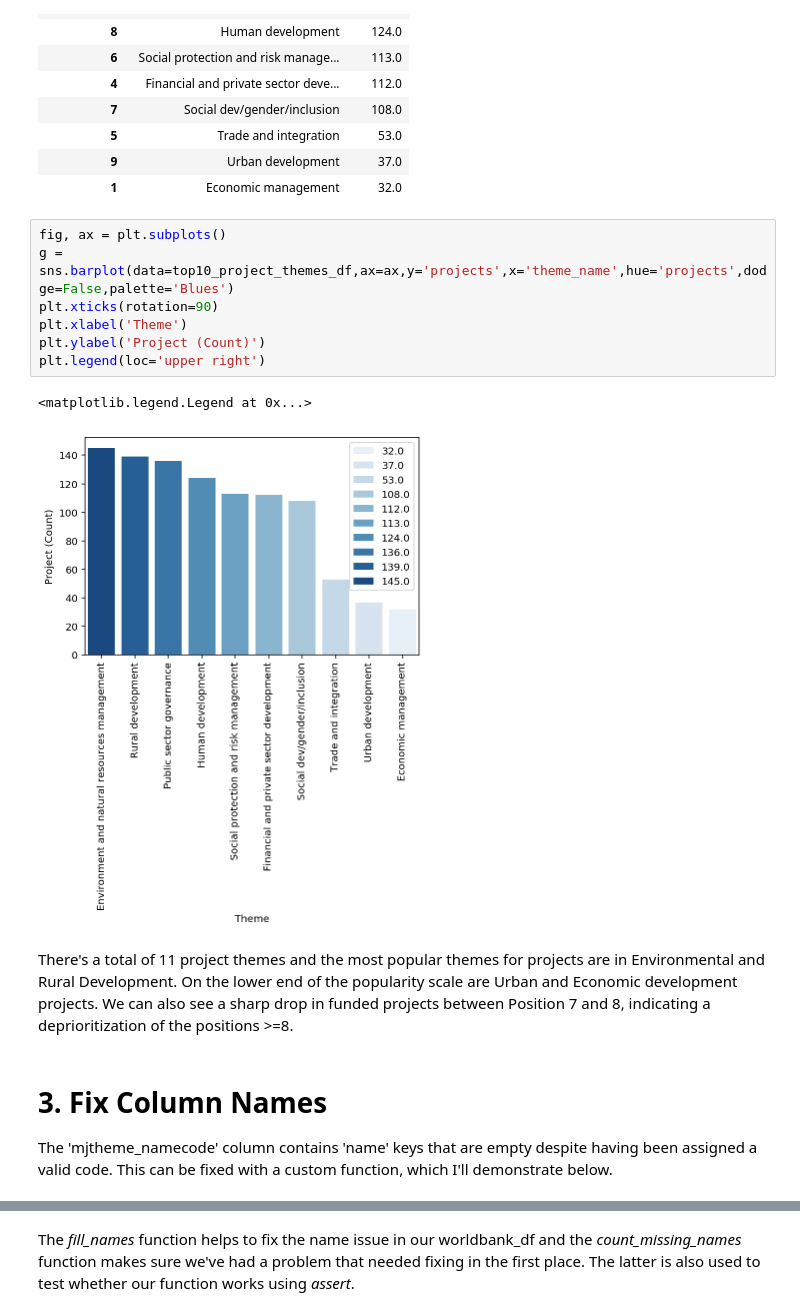
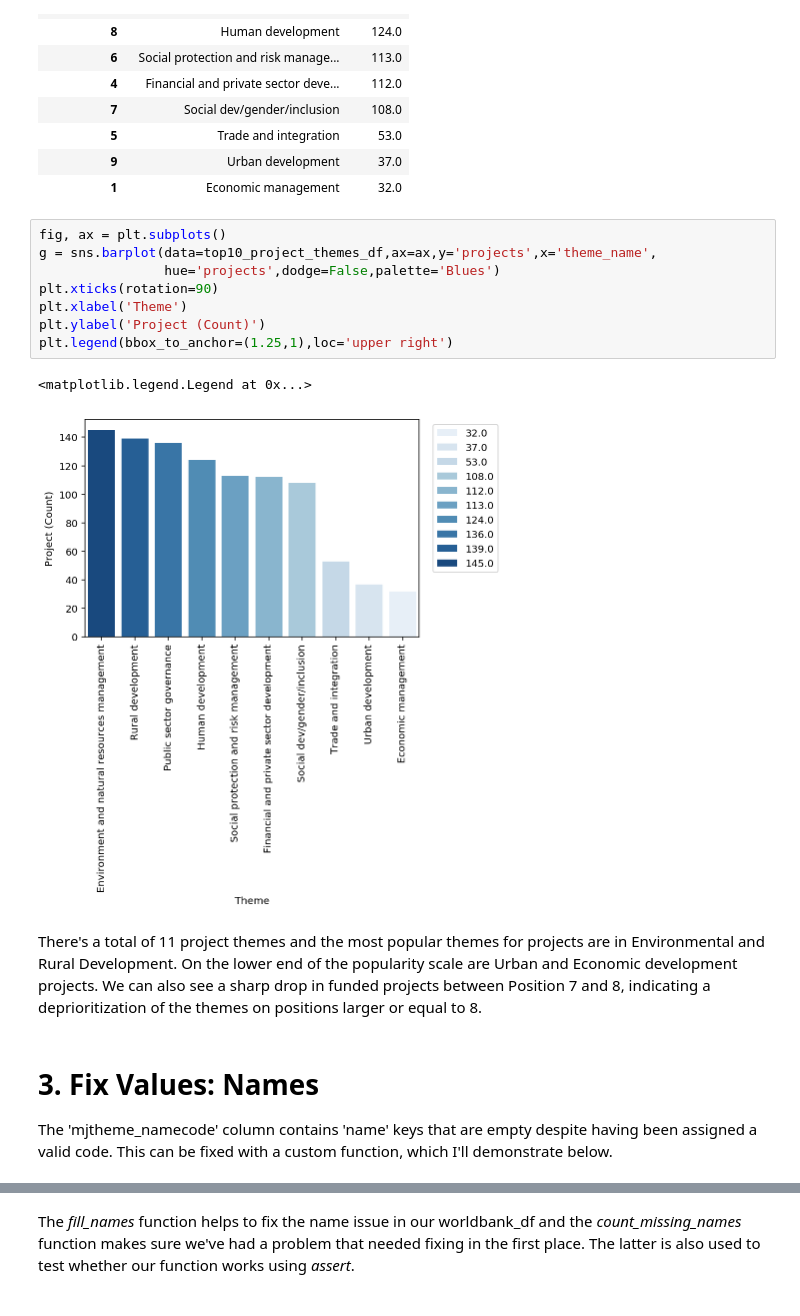
Before and after one commit to Germoe/sb_intermediate_course, a Jupyter notebook: exercises/Worldbank_JSON_Exercise/Worldbank_JSON_Notebook.ipynb, the cells around one changed output, grey strips where cells are left out. Cells and saved outputs as stored; diff of their text form.

```diff
--- a/exercises/Worldbank_JSON_Exercise/Worldbank_JSON_Notebook.ipynb
+++ b/exercises/Worldbank_JSON_Exercise/Worldbank_JSON_Notebook.ipynb
@@ -248,18 +256,19 @@ top10_project_themes_df
 | 1 | Economic management | 32.0 |
 # %%
 fig, ax = plt.subplots()
-g = sns.barplot(data=top10_project_themes_df,ax=ax,y='projects',x='theme_name',hue='projects',dodge=False,palette='Blues')
+g = sns.barplot(data=top10_project_themes_df,ax=ax,y='projects',x='theme_name',
+                hue='projects',dodge=False,palette='Blues')
 plt.xticks(rotation=90)
 plt.xlabel('Theme')
 plt.ylabel('Project (Count)')
-plt.legend(loc='upper right')
+plt.legend(bbox_to_anchor=(1.25,1),loc='upper right')
 # %% [output]
 <matplotlib.legend.Legend at 0x...>
-[figure, old version]
+[figure, new version]
 # %% [markdown]
-There's a total of 11 project themes and the most popular themes for projects are in Environmental and Rural Development. On the lower end of the popularity scale are Urban and Economic development projects. We can also see a sharp drop in funded projects between Position 7 and 8, indicating a deprioritization of the positions >=8.
+There's a total of 11 project themes and the most popular themes for projects are in Environmental and Rural Development. On the lower end of the popularity scale are Urban and Economic development projects. We can also see a sharp drop in funded projects between Position 7 and 8, indicating a deprioritization of the themes on positions larger or equal to 8.
 # %% [markdown]
-# 3. Fix Column Names
+# 3. Fix Values: Names <a id='section3'></a>
 
 The 'mjtheme_namecode' column contains 'name' keys that are empty despite having been assigned a valid code. This can be fixed with a custom function, which I'll demonstrate below.
 # %%
```
Also changed, not shown: parts of 21 cells of this notebook.
